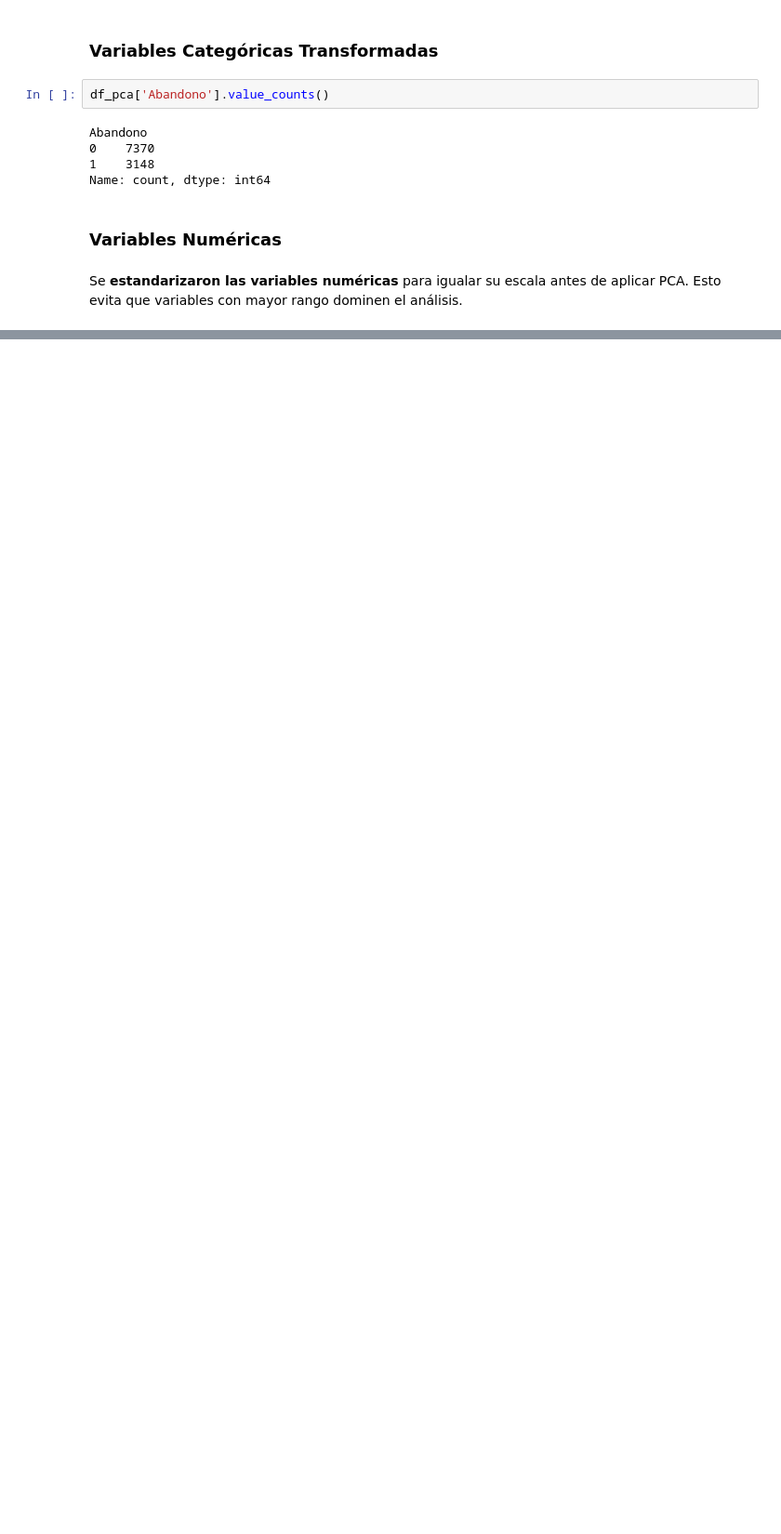
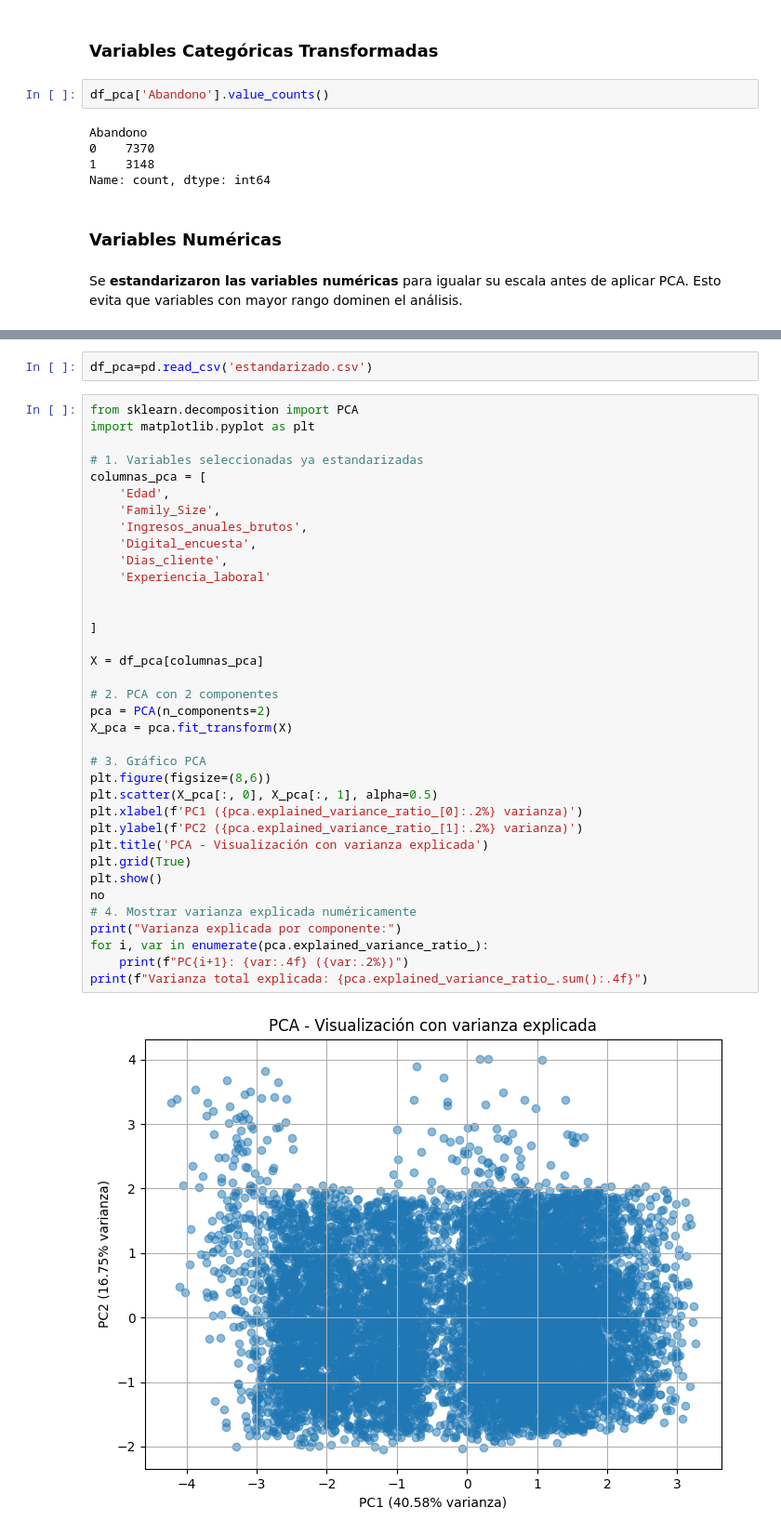
Before and after one commit to martinagg7/gd_pca, a Jupyter notebook: notebooks/01_cleaning.ipynb, the cells around one changed output, grey strips where cells are left out. Shown at 93% size. Saved outputs shown, nothing was run; the diff lists cells and outputs as text; blank space fills up the shorter version.

```diff
--- a/notebooks/01_cleaning.ipynb
+++ b/notebooks/01_cleaning.ipynb
@@ -483,0 +544,40 @@ df_pca.to_csv('pca.csv', index=False)
+# %%
+df_pca=pd.read_csv('estandarizado.csv')
+# %%
+from sklearn.decomposition import PCA
+import matplotlib.pyplot as plt
+
+# 1. Variables seleccionadas ya estandarizadas
+columnas_pca = [
+    'Edad',
+    'Family_Size',
+    'Ingresos_anuales_brutos',
+    'Digital_encuesta',
+    'Dias_cliente',
+    'Experiencia_laboral'
+
+
+]
+
+X = df_pca[columnas_pca]
+
+# 2. PCA con 2 componentes
+pca = PCA(n_components=2)
+X_pca = pca.fit_transform(X)
+
+# 3. Gráfico PCA
+plt.figure(figsize=(8,6))
+plt.scatter(X_pca[:, 0], X_pca[:, 1], alpha=0.5)
+plt.xlabel(f'PC1 ({pca.explained_variance_ratio_[0]:.2%} varianza)')
+plt.ylabel(f'PC2 ({pca.explained_variance_ratio_[1]:.2%} varianza)')
+plt.title('PCA - Visualización con varianza explicada')
+plt.grid(True)
+plt.show()
+no
+# 4. Mostrar varianza explicada numéricamente
+print("Varianza explicada por componente:")
+for i, var in enumerate(pca.explained_variance_ratio_):
+    print(f"PC{i+1}: {var:.4f} ({var:.2%})")
+print(f"Varianza total explicada: {pca.explained_variance_ratio_.sum():.4f}")
+# %% [output]
+[figure, added]
```
Also changed, not shown: parts of 9 cells of this notebook, 4 other files.
